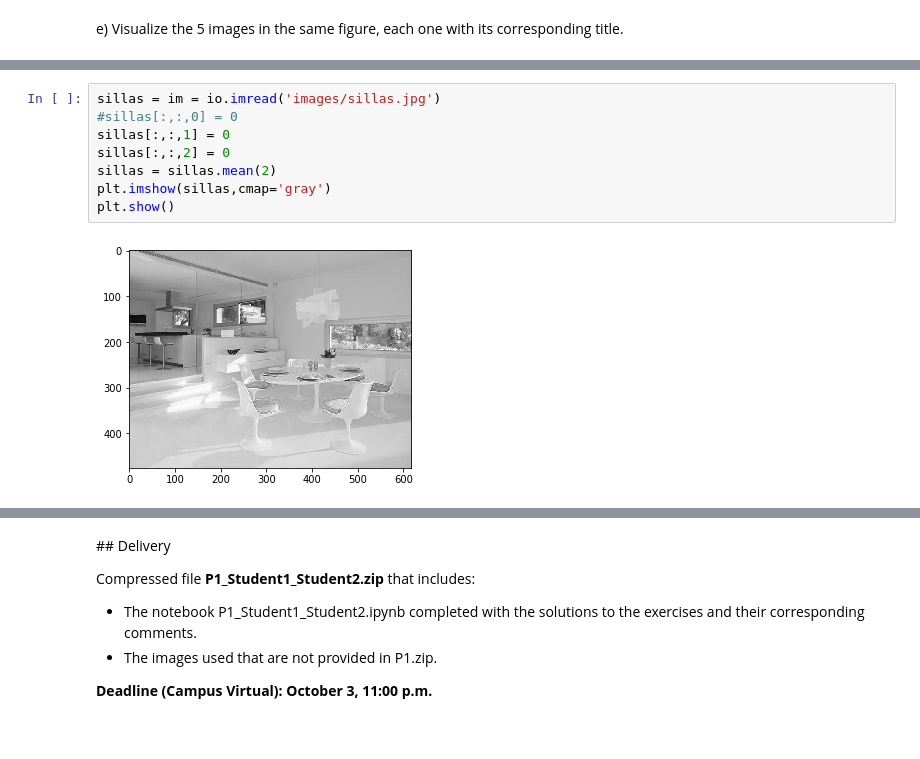
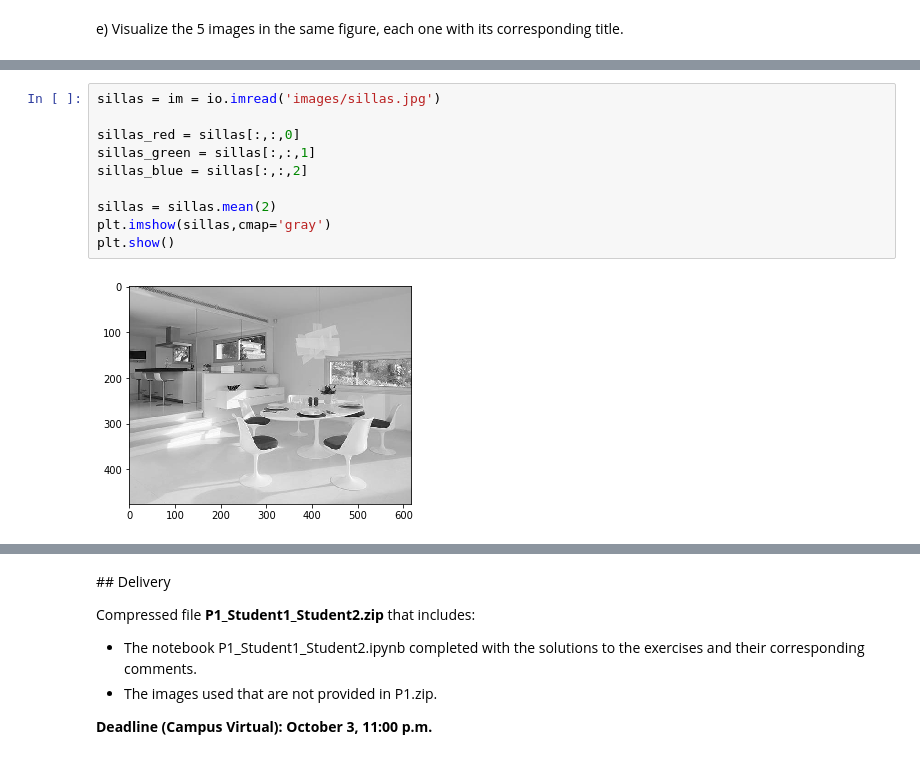
Before and after one commit to marcFernandez/VA, a Jupyter notebook: p1/p1.ipynb, the cells around one changed output, grey strips where cells are left out. Drawn from its saved outputs; the diff is of its cells as text.

```diff
--- a/p1/p1.ipynb
+++ b/p1/p1.ipynb
@@ -388,11 +446,13 @@ c) Read and visualize the image `sillas.jpg` (see figure top). Extract its three
 <img src="images_notebook/ex17c2.png">
 # %%
 sillas = im = io.imread('images/sillas.jpg')
-#sillas[:,:,0] = 0
-sillas[:,:,1] = 0
-sillas[:,:,2] = 0
+
+sillas_red = sillas[:,:,0]
+sillas_green = sillas[:,:,1]
+sillas_blue = sillas[:,:,2]
+
 sillas = sillas.mean(2)
 plt.imshow(sillas,cmap='gray')
 plt.show()
 # %% [output]
-[figure, old version]
+[figure, new version]
```
Also changed, not shown: parts of 28 cells of this notebook, 3 other files.
